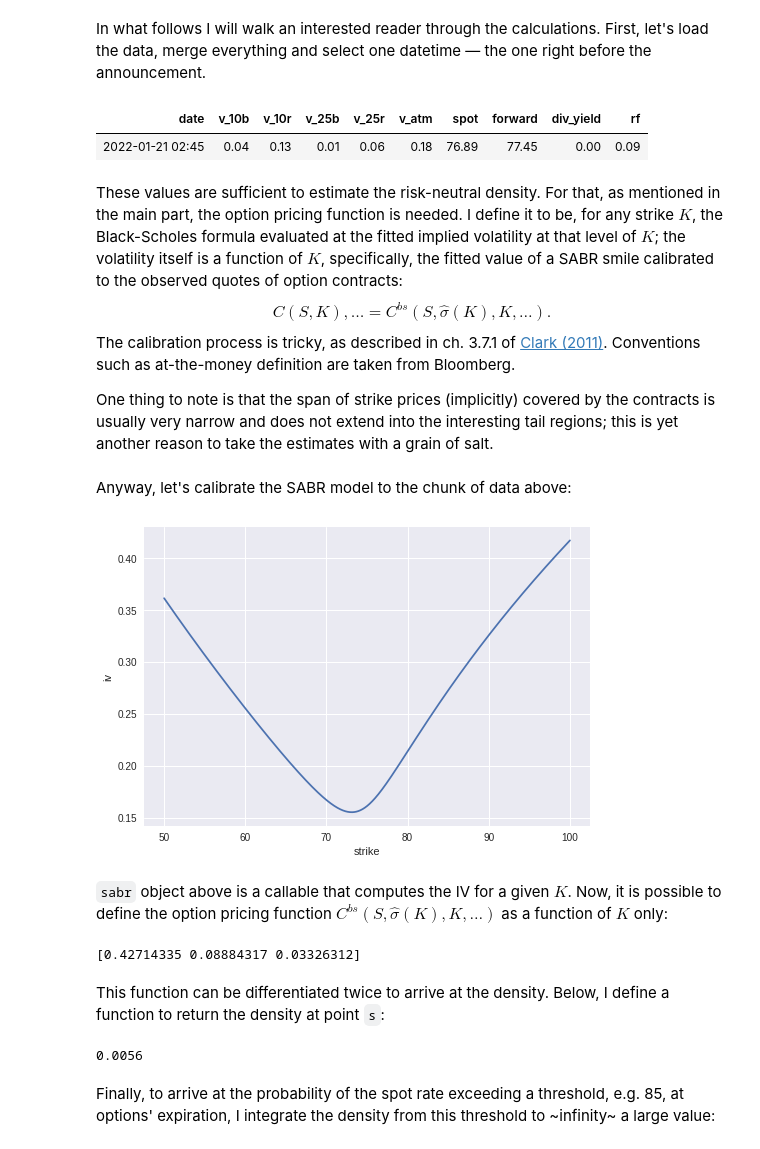
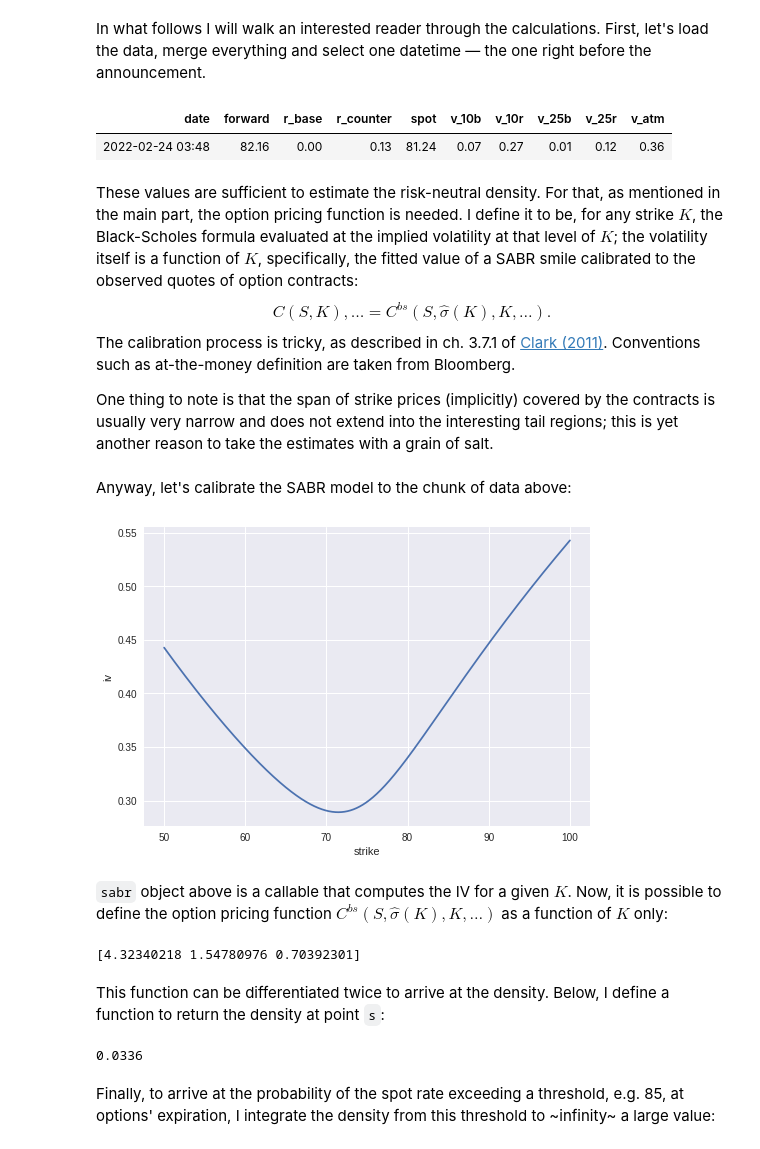
Before and after one commit to ipozdeev/fx-options-ukraine-war, a Jupyter notebook: walkthrough.ipynb, the cells around one changed output. Drawn from its saved outputs; the diff is of its cells as text; code cells hidden in the pictures.

```diff
--- a/walkthrough.ipynb
+++ b/walkthrough.ipynb
@@ -207,30 +188,24 @@ plt.show()
 In what follows I will walk an interested reader through the calculations. First, let's load the data, merge everything and select one datetime &mdash; the one right before the announcement.
 # %%
 # data
-d_option = get_option_contracts_data()
-d_forward = get_forward_data()
-d_spot = get_spot_data()
-d_rates = get_rates_data()
+data = get_raw_data()\
+    .pivot(index="date", columns="name", values="value")\
+    .dropna()
 
-# pivot, merge to have all necessary values for each date ready
-data = pd.concat(
-    (d_option.pivot("date", "name", "value"),
-     d_spot.set_index("date"),
-     d_forward.set_index("date"),
-     d_rates.set_index("date")),
-    axis=1
-)
-data = data.dropna()
+# from discrete to continuous rates
+data.loc[:, ["r_counter", "r_base"]] = \
+    np.log(data[["r_counter", "r_base"]] + 1)
 
-# select one little chunk
-chunk = data.iloc[[1500]]
+# select one little chunk (the last complete row before the invasion)
+dt_t = get_timeline().index[0]
+chunk = data.loc[:dt_t].iloc[[-1]]
 
 format_dataframe(chunk)
 # %% [output]
-| date | v_10b | v_10r | v_25b | v_25r | v_atm | spot | forward | div_yield | rf |
-| 2022-01-21 02:45 | 0.04 | 0.13 | 0.01 | 0.06 | 0.18 | 76.89 | 77.45 | 0.00 | 0.09 |
+| date | forward | r_base | r_counter | spot | v_10b | v_10r | v_25b | v_25r | v_atm |
+| 2022-02-24 03:48 | 82.16 | 0.00 | 0.13 | 81.24 | 0.07 | 0.27 | 0.01 | 0.12 | 0.36 |
 # %% [markdown]
-These values are sufficient to estimate the risk-neutral density. For that, as mentioned in the main part, the option pricing function is needed. I define it to be, for any strike $K$, the Black-Scholes formula evaluated at the fitted implied volatility at that level of $K$; the volatility itself is a function of $K$, specifically, the fitted value of a SABR smile calibrated to the observed quotes of option contracts:
+These values are sufficient to estimate the risk-neutral density. For that, as mentioned in the main part, the option pricing function is needed. I define it to be, for any strike $K$, the Black-Scholes formula evaluated at the implied volatility at that level of $K$; the volatility itself is a function of $K$, specifically, the fitted value of a SABR smile calibrated to the observed quotes of option contracts:
 $$C(S, K), \ldots = C^{bs}(S, \hat{\sigma}(K), K, \ldots).$$
 The calibration process is tricky, as described in ch. 3.7.1 of [Clark (2011)](https://books.google.ch/books?id=7vua-0-2sgMC&redir_esc=y). Conventions such as at-the-money definition are taken from Bloomberg.
 
@@ -238,32 +213,32 @@ One thing to note is that the span of strike prices (implicitly) covered by the
 # %% [markdown]
 Anyway, let's calibrate the SABR model to the chunk of data above:
 # %%
-from optools.volsmile import SABR
+from optools.smile import SABR
 
 # make Series for easier indexing
 chunk = chunk.T.squeeze()
 
 # fit
 sabr = SABR.fit_to_fx(
     tau=TAU,
     v_atm=chunk["v_atm"],
     contracts={0.1: {"ms": chunk["v_10b"],
                      "rr": chunk["v_10r"]},
                0.25: {"ms": chunk["v_25b"],
                       "rr": chunk["v_25r"]}},
     delta_conventions={"atm_def": "dns",
                        "is_premiumadj": True,
                        "is_forward": False},
-    **chunk[["spot", "forward", "rf", "div_yield"]]
+    **chunk[["spot", "forward", "r_counter", "r_base"]]
 )
 
 # plot
 fig, ax = sabr.plot(domain=np.arange(50, 100, 1e-04))
 ax.set_xlabel("strike")
 ax.set_ylabel("iv")
 plt.show()
 # %% [output]
-[figure, old version]
+[figure, new version]
 # %% [markdown]
 `sabr` object above is a callable that computes the IV for a given $K$. Now, it is possible to define the option pricing function $C^{bs}(S, \hat{\sigma}(K), K, \ldots)$ as a function of $K$ only:
 # %%
@@ -276,23 +251,20 @@ def call_pricer(x_):
 
     NB: takes global variable `data` defined above as input!
     """
-    rf = data["rf"].iloc[0]
+    r_counter = chunk["r_counter"]
 
     # these are the same for any iloc in `data`
-    forward = data["forward"].iloc[0]
-    div_yield = data["div_yield"].iloc[0]
-    rf = data["rf"].iloc[0]
+    forward = chunk["forward"]
 
     f = bs_price(strike=x_, vola=sigma_hat(x_), forward=forward,
-                 div_yield=div_yield, rf=rf,
-                 tau=TAU, is_call=True)
+                 r_counter=r_counter, tau=TAU, is_call=True)
 
     return f
 
 # example
 print(call_pricer(np.array([80, 90, 100.0])))
 # %% [output]
-[0.42714335 0.08884317 0.03326312]
+[4.32340218 1.54780976 0.70392301]
 # %% [markdown]
 This function can be differentiated twice to arrive at the density. Below, I define a function to return the density at point `s`:
 # %%
@@ -307,14 +279,14 @@ def density_estimator(s):
 
     """
     res = derivative(call_pricer, s, dx=1e-04, n=2) \
-        * np.exp(chunk["rf"] * TAU)
+        * np.exp(chunk["r_counter"] * TAU)
 
     return res
 
 # example
 print(np.round(density_estimator(85.0), 4))
 # %% [output]
-0.0056
+0.0336
 # %% [markdown]
 Finally, to arrive at the probability of the spot rate exceeding a threshold, e.g. 85, at options' expiration, I integrate the density from this threshold to ~infinity~ a large value:
 # %%
```
Also changed, not shown: parts of 35 cells of this notebook, 1 other file.
